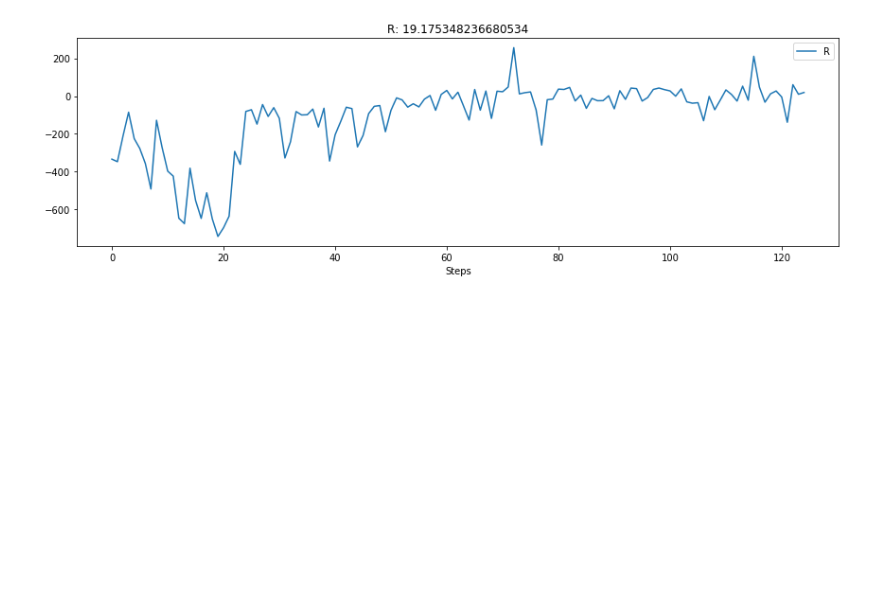
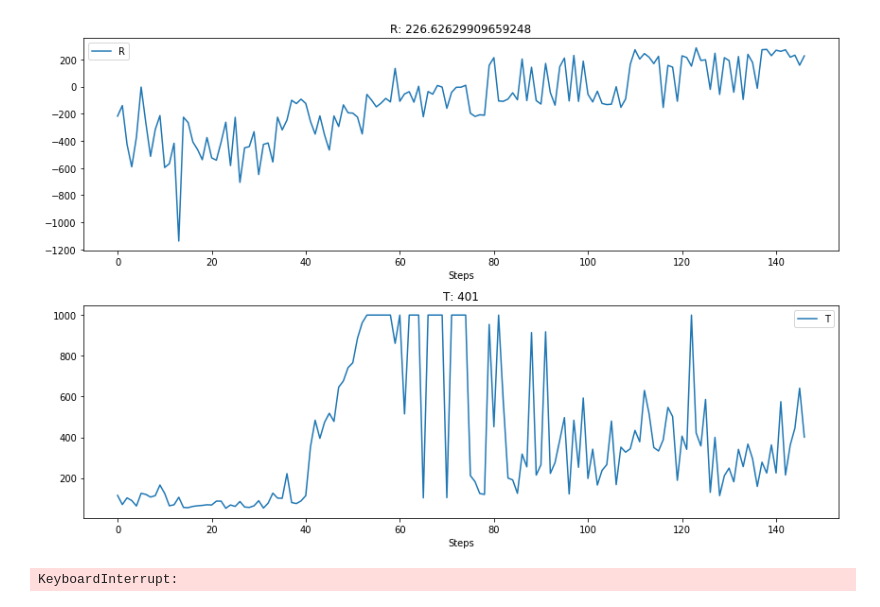
Before and after one commit to sshish/RL-DDPG, a Jupyter notebook: main.ipynb, the cells around one changed output. Drawn from its saved outputs; the diff is of its cells as text; code cells hidden in the pictures; blank space fills up the shorter version.

```diff
--- a/main.ipynb
+++ b/main.ipynb
@@ -30,8 +30,7 @@ class AnnealedGaussianProcess(RandomProcess):
 class OrnsteinUhlenbeckProcess(RandomProcess):
 
     def __init__(self, theta, sigma_max, n_steps_annealing, dt=1., x0=None, sigma_min=None):
-        self._gaussian = AnnealedGaussianProcess(sigma_max=sigma_max, sigma_min=sigma_min,
-                                                 n_steps_annealing=n_steps_annealing)
+        self._gaussian = AnnealedGaussianProcess(sigma_max=sigma_max, sigma_min=sigma_min, n_steps_annealing=n_steps_annealing)
         self._theta = theta
         self._dt = dt
         if x0 is None: x0 = torch.zeros_like(sigma_max)
@@ -160,7 +157,7 @@ class DDPG:
         self._gamma = gamma
         self._taua = taua
         self._tauc = tauc
-        self._preprocessor = torch.nn.BatchNorm1d(nb_states - 1, affine=False, momentum=None).cuda()
+        self._preprocessor = torch.nn.BatchNorm1d(nb_states-1, affine=False, momentum=None).cuda()
         self._preprocessor.eval()
         self._preprocessor_samples = int(0)
         self._preprocessor_lock = False
@@ -169,6 +166,7 @@ class DDPG:
         return torch.cat ((s[:,0:1], self._preprocessor(s[:,1:])), 1)
 
     def update_preprocessor(self, s):
+        if self._preprocessor_lock: return
 #default BatchNorm training is not appropriate for the task; we will update the layer parameters manually
         s = s[1:]
         n = self._preprocessor_samples
@@ -299,22 +305,22 @@ class EnvWrapper:
 ENV = 'LunarLanderContinuous-v2'
 gamma = 1.
 
-mem_size = 1e6
-batch_size = 512
+mem_size = 1e4#github: 5e5
 pre_explore_episodes = 10
+batch_size = 64
 
 ou_theta = 0.15
 ou_sigma = 0.3
 ou_sigma_min = 0.05
 ou_dt = 1.
-n_steps_annealing = 1e6
+n_steps_annealing = 1e5#!!5e5
 
-hidden1a = 400
-hidden2a = 300
-init_wa = 1e-3
+hidden1a = 128
+hidden2a = 64
+init_wa = 3e-3
 
-hidden1c = 400
-hidden2c = 300
+hidden1c = 128
+hidden2c = 64
 init_wc = 3e-3
 
 ratea = 1e-4
@@ -339,46 +345,50 @@ memory = RingBuffer(mem_size)
 
 random_process = OrnsteinUhlenbeckProcess(theta=ou_theta, sigma_max=ou_sigma, sigma_min=ou_sigma_min, dt=ou_dt,
                                           n_steps_annealing=n_steps_annealing)
-actor = L4Actor(nb_states=nb_states, nb_actions=nb_actions, hidden1=hidden1a, hidden2=hidden2a, init_w=3e-3,
+actor = L4Actor(nb_states=nb_states, nb_actions=nb_actions, hidden1=hidden1a, hidden2=hidden2a, init_w=init_wa,
                 lr=ratea)
-critic = L4Critic(nb_states=nb_states, nb_actions=nb_actions, hidden1=hidden1c, hidden2=hidden2c, init_w=3e-3,
+critic = L4Critic(nb_states=nb_states, nb_actions=nb_actions, hidden1=hidden1c, hidden2=hidden2c, init_w=init_wc,
                  lr=ratec)
 actor_critic = ActorCritic(actor=actor, critic=critic)
 model = DDPG(gamma=gamma, random_process=random_process, actor_critic=actor_critic, taua=taua, tauc=tauc)
-model.lock_preprocessor()
 
 s1 = env.reset()
 e = 0
 R = 0.
 history = hiddenlayer.History()
+historyt = hiddenlayer.History()
 canvas = hiddenlayer.Canvas()
 # %%
-#this is where all learning takes place
+#main #this is where all learning takes place
 
 while True:
     a = model.step(s1)
     s2, r, t, term, r_ = env.step(a)
     sarst = torch.cat((s1, a, r, s2, t))
     R += r_
     memory.append(sarst)
-    if(s1[0].item() > s2[0].item()): bug += 1
     s1 = s2
     if term:
+        history.log(e, loss=R)
+        historyt.log(e, loss=env._env._elapsed_steps)
+        with canvas:
+            canvas.draw_plot([history["loss"]], labels=["R"])
+            canvas.draw_plot([historyt["loss"]], labels=["T"])
         s1 = env.reset()
-        history.log(e, loss=R)
-        canvas.draw_plot([history["loss"]], labels=["R"])
         R = 0
         e += 1
     if e == pre_explore_episodes:
         model.lock_preprocessor
         data = Data(torch.utils.data.DataLoader(dataset=memory, batch_size=batch_size,
-                                   sampler=torch.utils.data.RandomSampler(data_source=memory), drop_last=True))
+                                   sampler=torch.utils.data.RandomSampler(data_source=memory), drop_last=True),
+                    latency=1000)
     elif e > pre_explore_episodes:
         x = data.draw()
         model.update_actor(x)
         model.update_critic(x)
 # %% [output]
-[figure, old version]
+[figure, new version]
+KeyboardInterrupt:
 # %%
 #halt calculations in previous cell and run this one to see how the agent performs with current target policy
 import time
```
Also changed, not shown: parts of 4 cells of this notebook.
